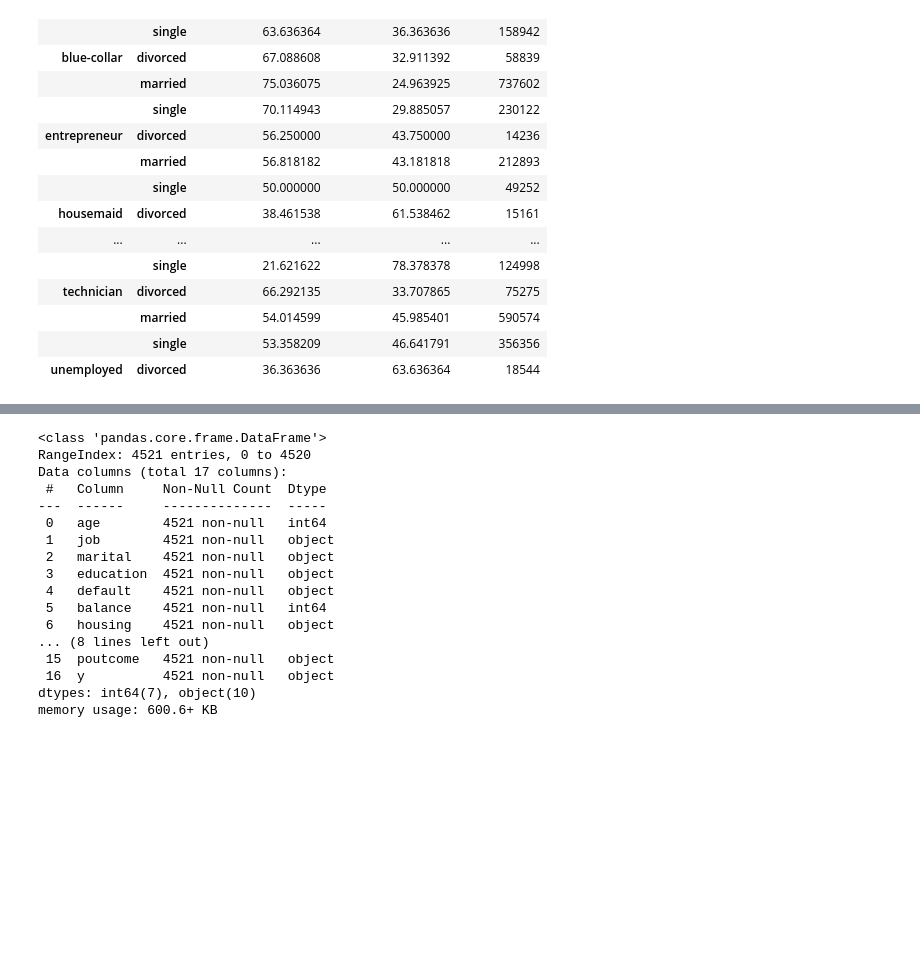
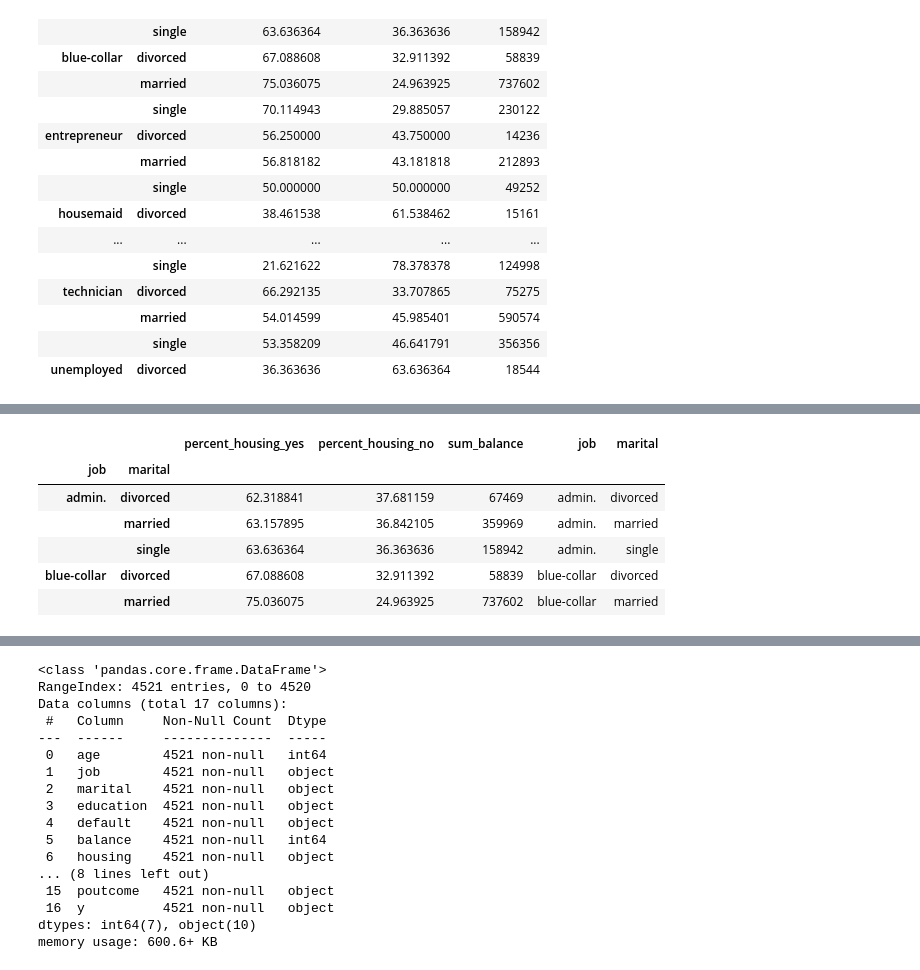
Before and after one commit to crixtiam/python-begginers, a Jupyter notebook: json-database/analisis_datos_pd.ipynb, the cells around one changed output, grey strips where cells are left out. Cells and saved outputs as stored; diff of their text form; code cells hidden in the pictures; blank space fills up the shorter version.

```diff
--- a/json-database/analisis_datos_pd.ipynb
+++ b/json-database/analisis_datos_pd.ipynb
@@ -772,0 +804,10 @@ result_data.head(30)
+# %%
+result_data.head()
+# %% [output]
+|  |  | percent_housing_yes | percent_housing_no | sum_balance | job | marital |
+| job | marital |  |  |  |  |  |
+| admin. | divorced | 62.318841 | 37.681159 | 67469 | admin. | divorced |
+|  | married | 63.157895 | 36.842105 | 359969 | admin. | married |
+|  | single | 63.636364 | 36.363636 | 158942 | admin. | single |
+| blue-collar | divorced | 67.088608 | 32.911392 | 58839 | blue-collar | divorced |
+|  | married | 75.036075 | 24.963925 | 737602 | blue-collar | married |
```
Also changed, not shown: parts of 20 cells of this notebook, 3 other files.
